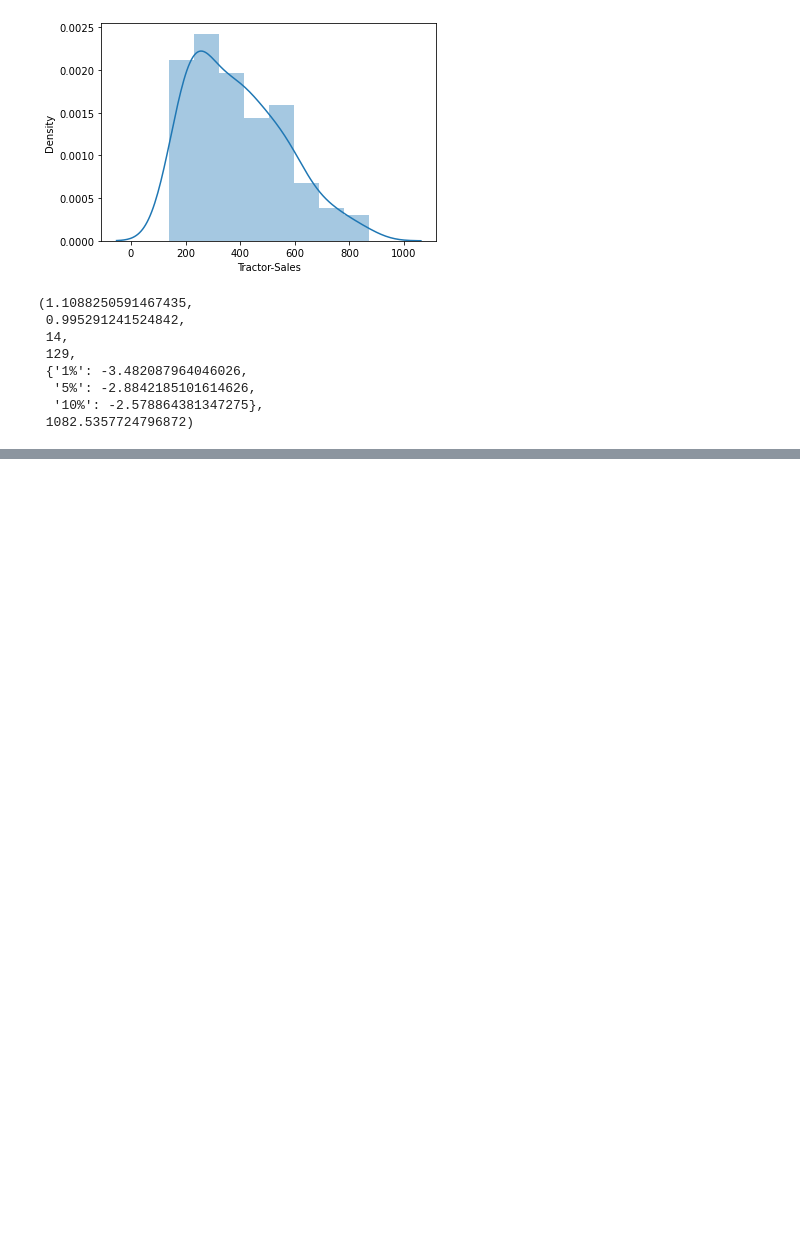
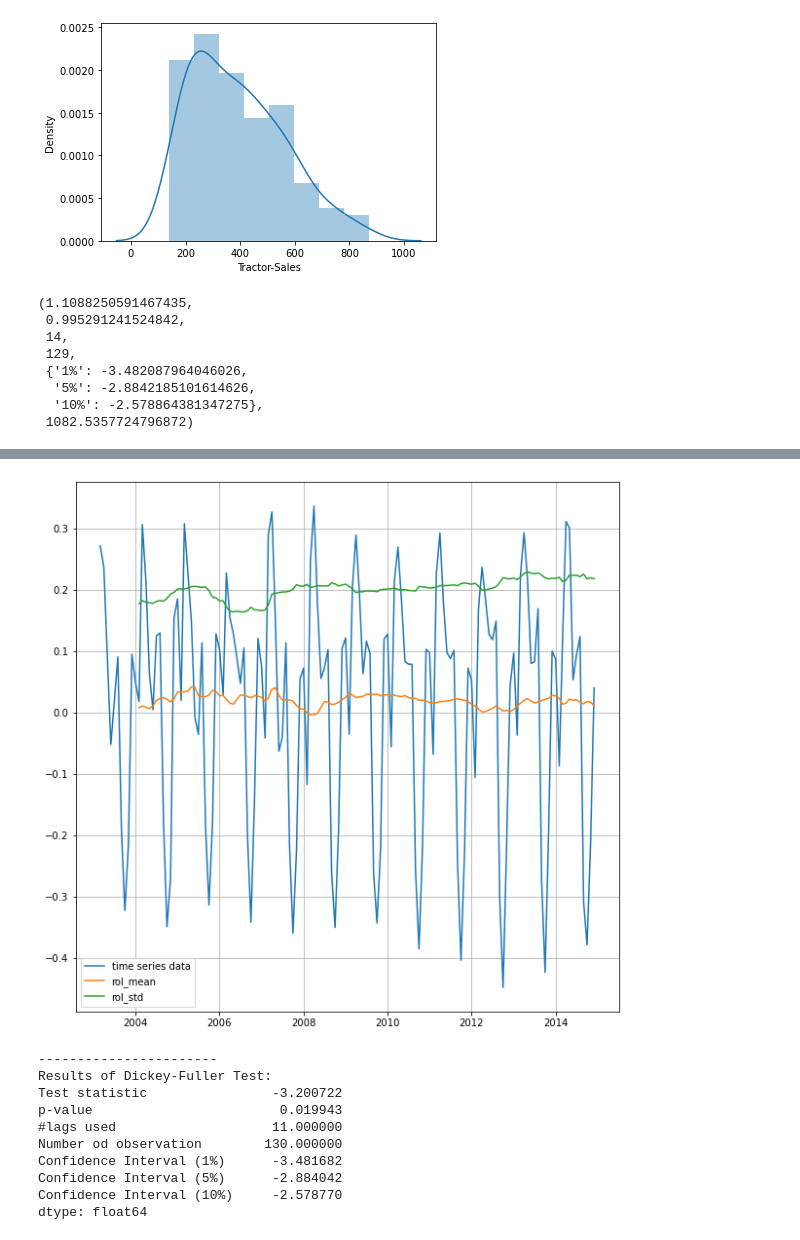
Before and after one commit to FazlullahBokhari/AI.workspace, a Jupyter notebook: Time Series.ipynb, the cells around one changed output, grey strips where cells are left out. Saved outputs shown, nothing was run; the diff lists cells and outputs as text; code cells hidden in the pictures; blank space fills up the shorter version.

```diff
--- a/Time Series.ipynb
+++ b/Time Series.ipynb
@@ -616,0 +636,16 @@ dtype: float64
+# %%
+import numpy as np
+log_diff_data2 = np.log(ts_sales).diff(periods=2).dropna()
+test_stationary(log_diff_data2)
+# %% [output]
+[figure, added]
+-----------------------
+Results of Dickey-Fuller Test:
+Test statistic                -3.200722
+p-value                        0.019943
+#lags used                    11.000000
+Number od observation        130.000000
+Confidence Interval (1%)      -3.481682
+Confidence Interval (5%)      -2.884042
+Confidence Interval (10%)     -2.578770
+dtype: float64
```
Also changed, not shown: parts of 8 cells of this notebook.
